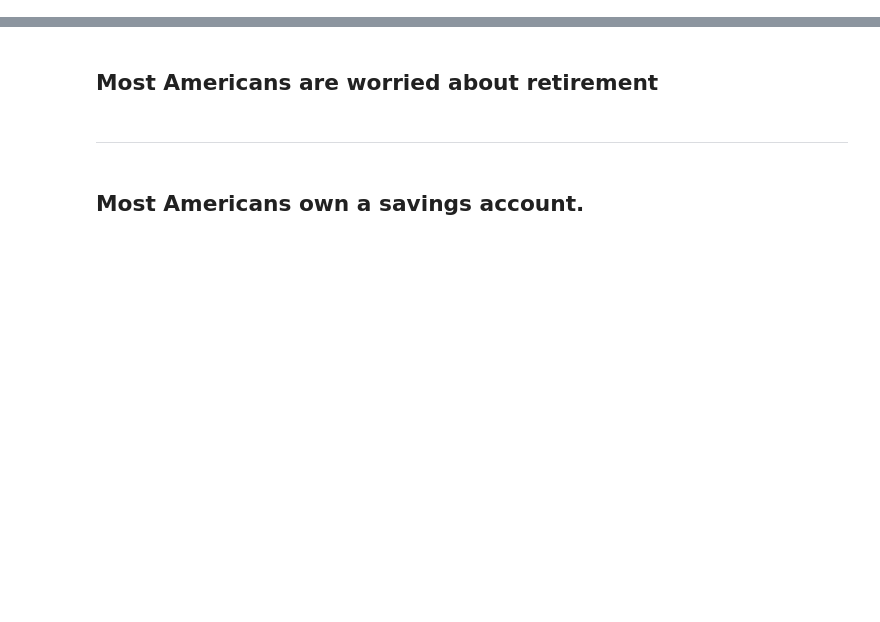
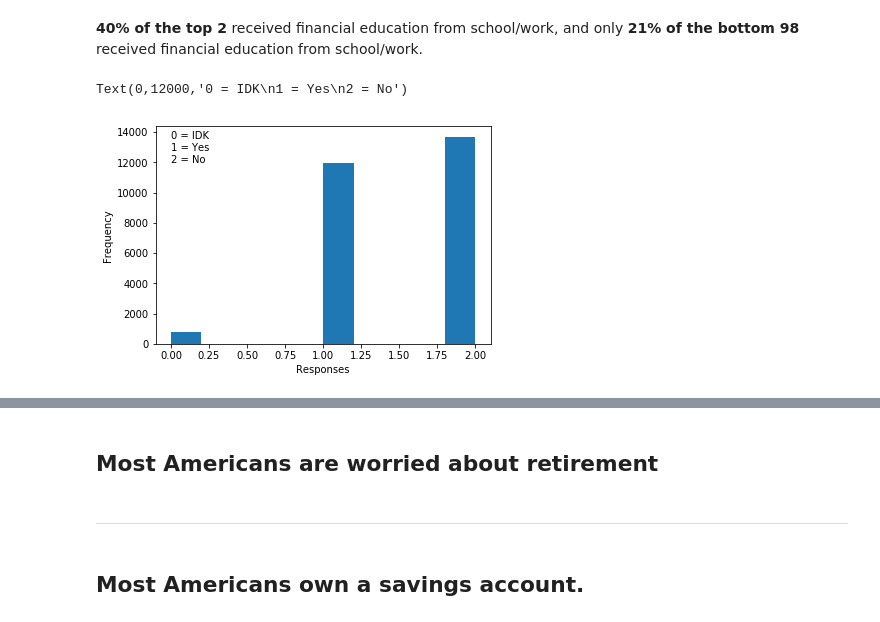
Before and after one commit to ekeleshian/financial_literacy, a Jupyter notebook: Are Americans Financially Literate?.ipynb, the cells around one changed output, grey strips where cells are left out. Cells and saved outputs as stored; diff of their text form; code cells hidden in the pictures; blank space fills up the shorter version.

```diff
--- a/Are Americans Financially Literate?.ipynb
+++ b/Are Americans Financially Literate?.ipynb
@@ -28,0 +329,14 @@ ____________________________________________________________________
+# %% [markdown]
+**40% of the top 2** received financial education from school/work, and only **21% of the bottom 98** received financial education from school/work.
+# %%
+fin_ed_98 = bottom_98[target]
+fin_ed_copy_98=fin_ed_98.copy()
+fin_ed_copy_98 = fin_ed_copy_98[fin_ed_copy_98['ParentsTeachYouAboutFinance?'] != 99]
+
+plt.hist(fin_ed_copy_98["ParentsTeachYouAboutFinance?"])
+plt.xlabel('Responses')
+plt.ylabel('Frequency')
+plt.text(0, 12000, '0 = IDK\n1 = Yes\n2 = No')
+# %% [output]
+Text(0,12000,'0 = IDK\n1 = Yes\n2 = No')
+[figure, added]
```
Also changed, not shown: parts of 64 cells of this notebook.
